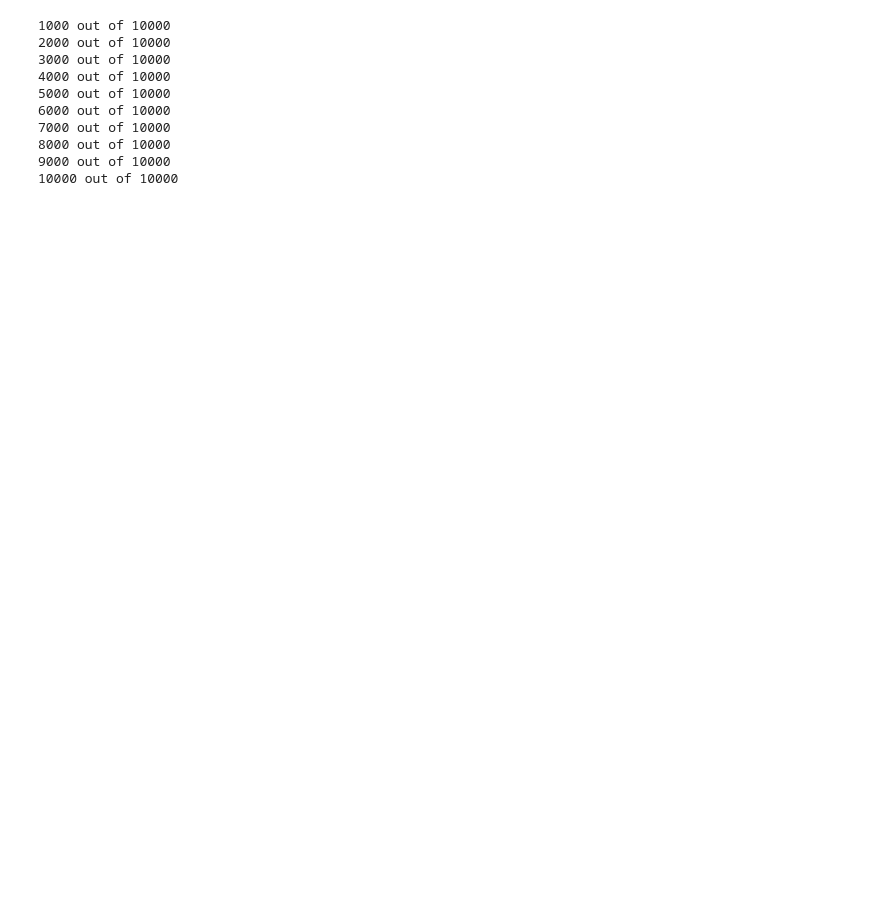
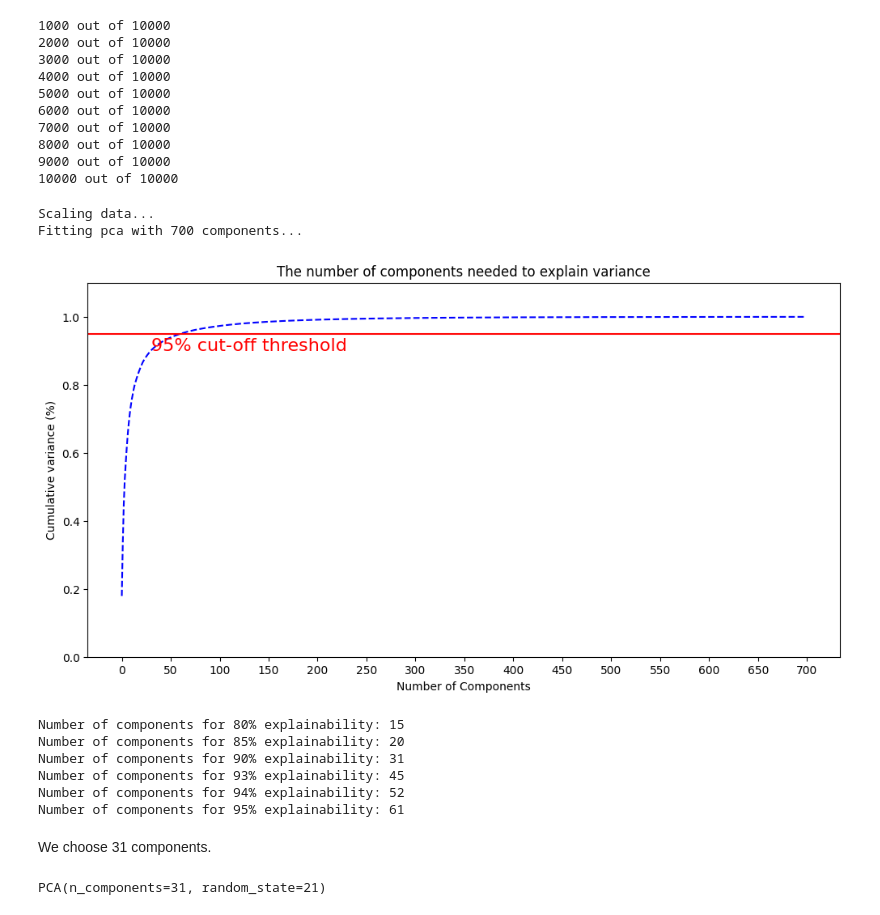
Before and after one commit to piechotam/Galaxies-Clusterization, a Jupyter notebook: processing/processing.ipynb, the cells around one changed output. Cells and saved outputs as stored; diff of their text form; code cells hidden in the pictures; blank space fills up the shorter version.

```diff
--- a/processing/processing.ipynb
+++ b/processing/processing.ipynb
@@ -391,5 +421,12 @@ def apply_threshold(image, threshold=0.1):
 # %%
-def convert(filenames, img_size, size=None):
+def extract_features(image, model):
+    img = np.array(image)
+    img = np.stack((img,) * 3, axis=-1)
+    reshaped_img = img.reshape(1, 224, 224, 3)
+    features = model.predict(reshaped_img, verbose=0)
+    return features
+
+def convert(filenames, img_size, model, size=None):
     if not size:
         size = len(filenames)
 
@@ -399,10 +436,11 @@ def convert(filenames, img_size, size=None):
         if i % 1000 == 999:
             print(f'{i + 1} out of {size}')
         image = process_image(filename, 20, img_size)
-        denoised_image = median_denoise(image)
-        thresholded_image = apply_threshold(denoised_image)
+        test_image = increase_contrast(image, 3, 1)
+        denoised_image = median_denoise(test_image)
 
-        feat = thresholded_image.reshape(-1)
+        resized_image = cv.resize(denoised_image, (224, 224), cv.INTER_AREA) #VGG16 accepts image in 224 x 224 res
+        feat = extract_features(resized_image, model)
         features.append(feat)
 
 
@@ -411,7 +449,7 @@ def convert(filenames, img_size, size=None):
 
     return features
 # %%
-features = convert(galaxies_train, (64, 64), 10000)
+features = convert(galaxies_train, (80, 80), model, 10000)
 # %% [output]
 1000 out of 10000
 2000 out of 10000
@@ -423,3 +461,26 @@ features = convert(galaxies_train, (64, 64), 10000)
 8000 out of 10000
 9000 out of 10000
 10000 out of 10000
+# %%
+pca = analyse_pca(features)
+# %% [output]
+Scaling data...
+Fitting pca with 700 components...
+[figure, added]
+# %%
+for perc in [80, 85, 90, 93, 94, 95]:
+    find_n_comp(pca, perc)
+# %% [output]
+Number of components for 80% explainability: 15
+Number of components for 85% explainability: 20
+Number of components for 90% explainability: 31
+Number of components for 93% explainability: 45
+Number of components for 94% explainability: 52
+Number of components for 95% explainability: 61
+# %% [markdown]
+We choose 31 components.
+# %%
+pca = PCA(n_components=31, random_state=21)
+pca.fit(features)
+# %% [output]
+PCA(n_components=31, random_state=21)
```
Also changed, not shown: parts of 27 cells of this notebook, 6 other files.
